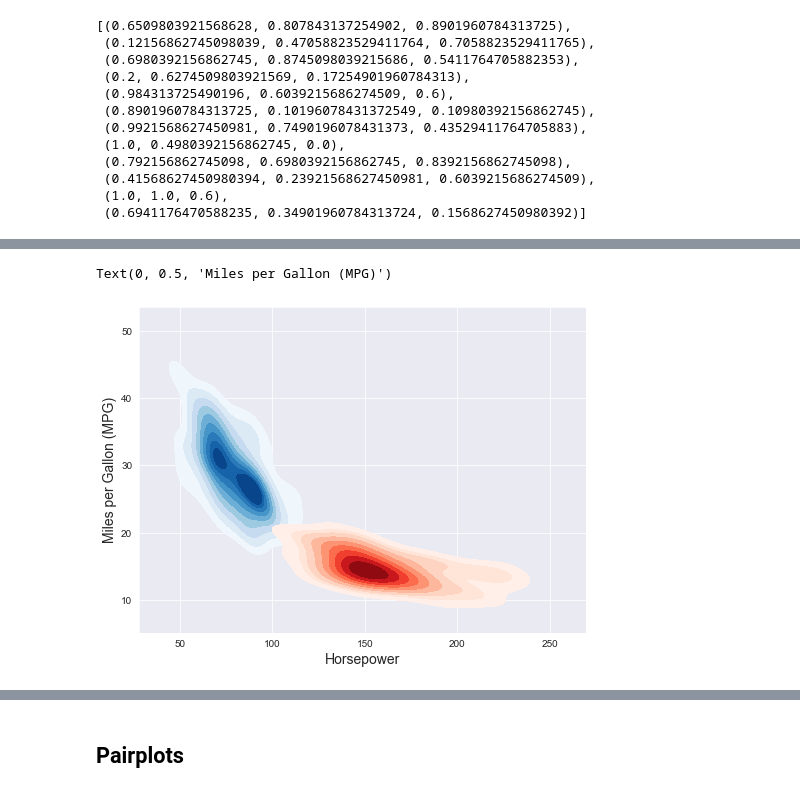
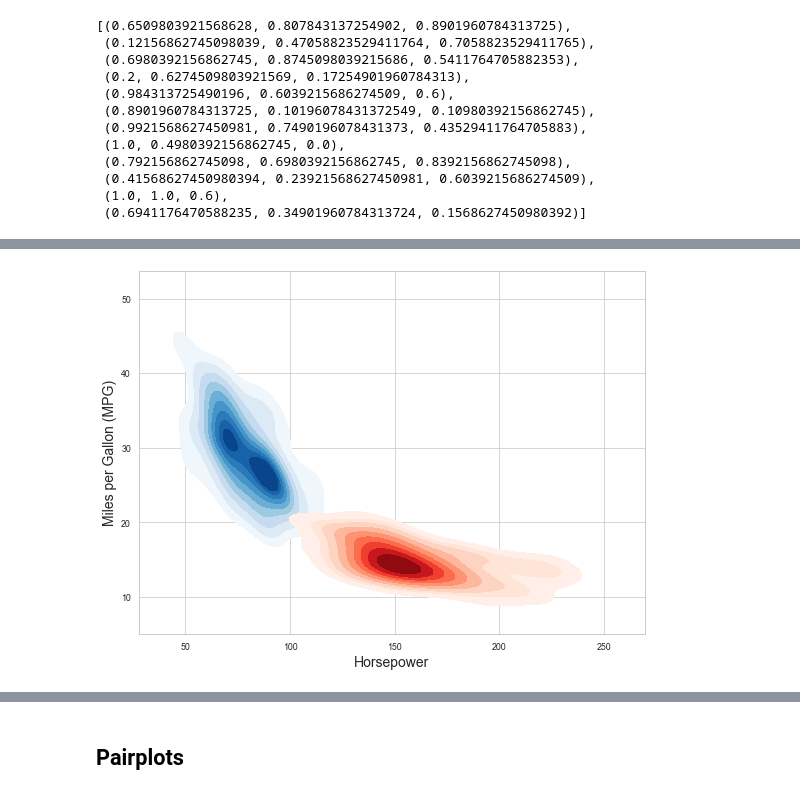
Before and after one commit to bartosz67/matplotlib_seaborn_plots, a Jupyter notebook: plots.ipynb, the cells around one changed output, grey strips where cells are left out. Cells and saved outputs as stored; diff of their text form; code cells hidden in the pictures.

```diff
--- a/plots.ipynb
+++ b/plots.ipynb
@@ -61,11 +61,16 @@ cars.cylinders.value_counts()
 5      3
 Name: cylinders, dtype: int64
 # %%
-cars = cars[cars.cylinders.isin([8, 4])]
+cars = cars[cars.cylinders.isin([8, 6, 4])]
 # %%
 hp = cars.horsepower
 mpg = cars.mpg
 cyl = cars.cylinders
+org = cars.origin
+
+# cars.model_year.describe()
+cars['newer'] = cars.model_year>75
+newer = cars.newer
 # %%
 color = sns.color_palette('Paired')
 color
@@ -83,6 +88,6 @@ color
  (1.0, 1.0, 0.6),
  (0.6941176470588235, 0.34901960784313724, 0.1568627450980392)]
 # %%
-sns.set_style('darkgrid')
-# sns.set_style('white')
+# sns.set_style('darkgrid')
+sns.set_style('whitegrid')
 # %% [markdown]
@@ -176,21 +187,16 @@ plt.tight_layout()
 # %%
-cars.cylinders.unique()
 cyl_4 = cars[cars.cylinders==4]
 cyl_8 = cars[cars.cylinders==8]
 
 plt.figure(figsize=(8,6))
 
 sns.kdeplot(x=cyl_4.horsepower, y=cyl_4.mpg,
             cmap='Blues', shade=True, thresh=0.1)
 sns.kdeplot(x=cyl_8.horsepower, y=cyl_8.mpg,
-            cmap="Reds", shade=True, thresh=0.1)
+            cmap='Reds', shade=True, thresh=0.1)
 
 plt.xlabel('Horsepower', fontsize=14)
 plt.ylabel('Miles per Gallon (MPG)', fontsize=14)
-
-# color
-# plt.annotate("4 Cylinders", (105, 32), color=color[1], fontsize=16, fontweight='bold')
-# plt.annotate("8 Cylinders", (190, 18), color=color[5], fontsize=16, fontweight='bold');
+plt.tight_layout()
 # %% [output]
-Text(0, 0.5, 'Miles per Gallon (MPG)')
-[figure, old version]
+[figure, new version]
```
Also changed, not shown: parts of 21 cells of this notebook.
